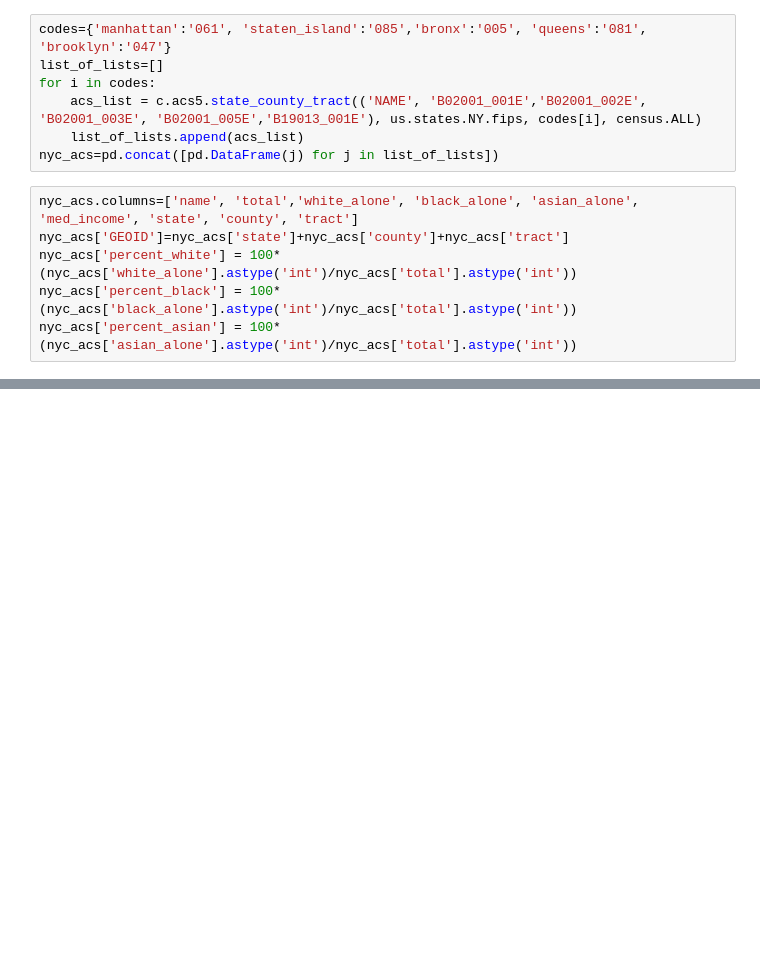
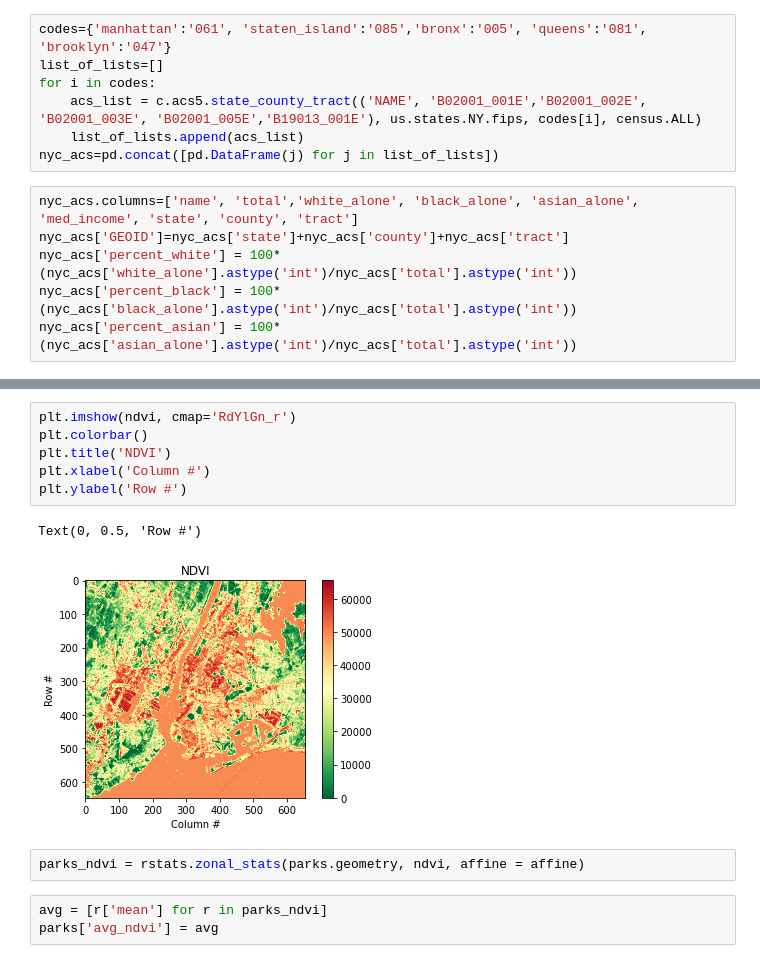
Before and after one commit to jkchap16/summer2022, a Jupyter notebook: Accessibility_Fix.ipynb, the cells around one changed output, grey strips where cells are left out. Drawn from its saved outputs; the diff is of its cells as text; blank space fills up the shorter version.

```diff
--- a/Accessibility_Fix.ipynb
+++ b/Accessibility_Fix.ipynb
@@ -55,0 +83,14 @@ nyc_acs.head()
+# %%
+plt.imshow(ndvi, cmap='RdYlGn_r')
+plt.colorbar()
+plt.title('NDVI')
+plt.xlabel('Column #')
+plt.ylabel('Row #')
+# %% [output]
+Text(0, 0.5, 'Row #')
+[figure, added]
+# %%
+parks_ndvi = rstats.zonal_stats(parks.geometry, ndvi, affine = affine)
+# %%
+avg = [r['mean'] for r in parks_ndvi]
+parks['avg_ndvi'] = avg
```
Also changed, not shown: parts of 13 cells of this notebook.
